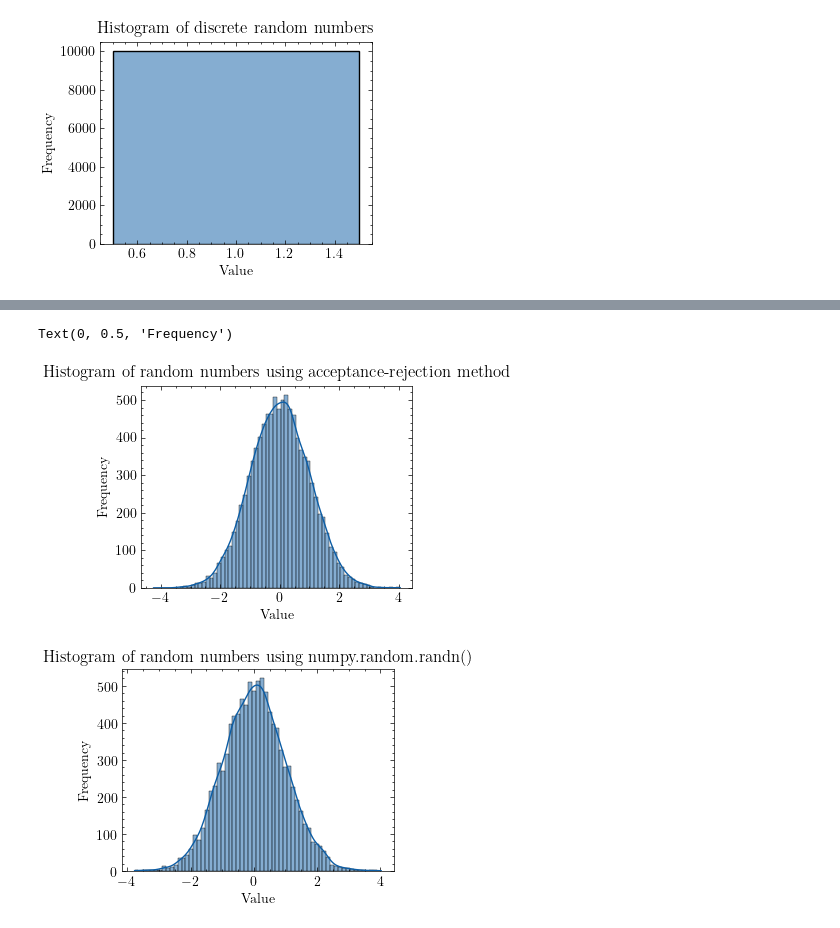
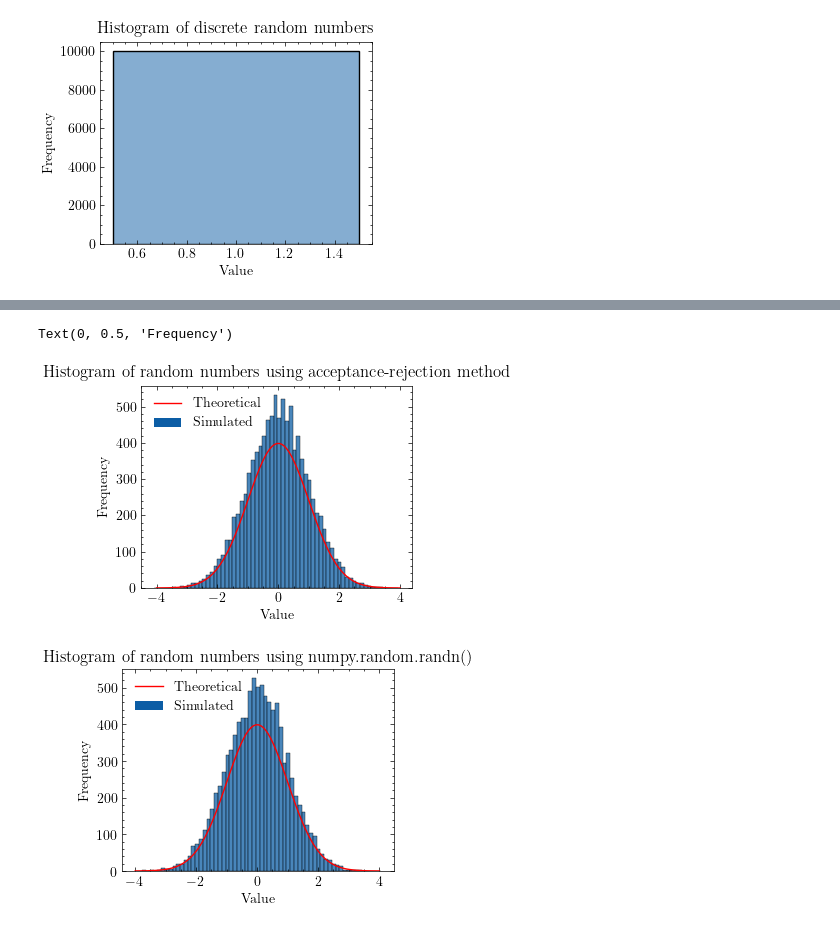
Before and after one commit to kanavmal/MATH512, a Jupyter notebook: Project 2/code.ipynb, the cells around one changed output, grey strips where cells are left out. Drawn from its saved outputs; the diff is of its cells as text; code cells hidden in the pictures.

```diff
--- a/Project 2/code.ipynb
+++ b/Project 2/code.ipynb
@@ -472,18 +478,24 @@ plt.show()
 # %%
 plt.figure()
-sns.histplot(z5, kde=True)
+sns.histplot(z5, kde=False)
+# theoretical density
+plt.plot(np.linspace(-4, 4, 100), theoretical_density * n / 8, color='r')
+plt.legend(['Theoretical', 'Simulated'])
 plt.title('Histogram of random numbers using acceptance-rejection method')
 plt.xlabel('Value')
 plt.ylabel('Frequency')
 # %% [output]
 Text(0, 0.5, 'Frequency')
-[figure, old version]
+[figure, new version]
 # %%
 plt.figure()
-sns.histplot(z6, kde=True)
+sns.histplot(z6, kde=False)
+# theoretical density
+plt.plot(np.linspace(-4, 4, 100), theoretical_density * n  / 8, color='r')
+plt.legend(['Theoretical', 'Simulated'])
 plt.title('Histogram of random numbers using numpy.random.randn()')
 plt.xlabel('Value')
 plt.ylabel('Frequency')
 plt.show()
 # %% [output]
-[figure, old version]
+[figure, new version]
```
Also changed, not shown: parts of 11 cells of this notebook, 1 other file.
